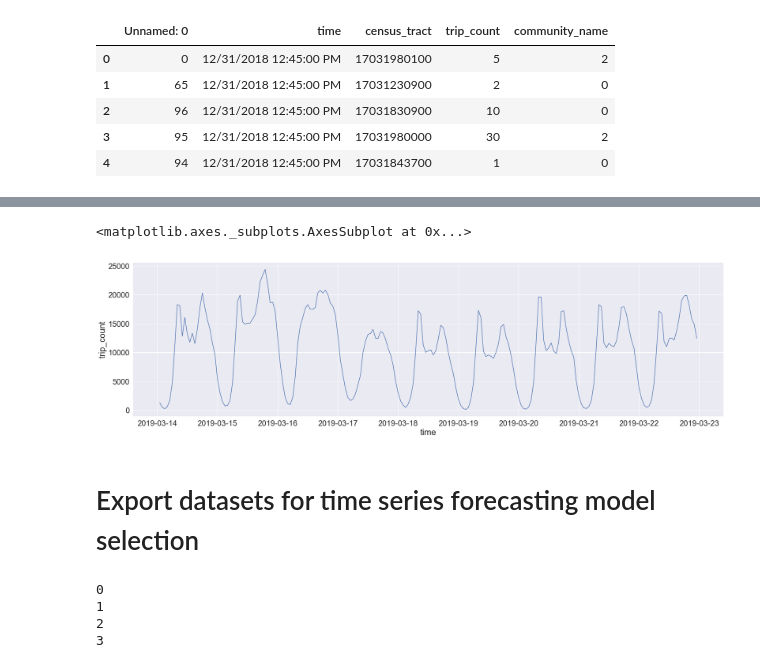
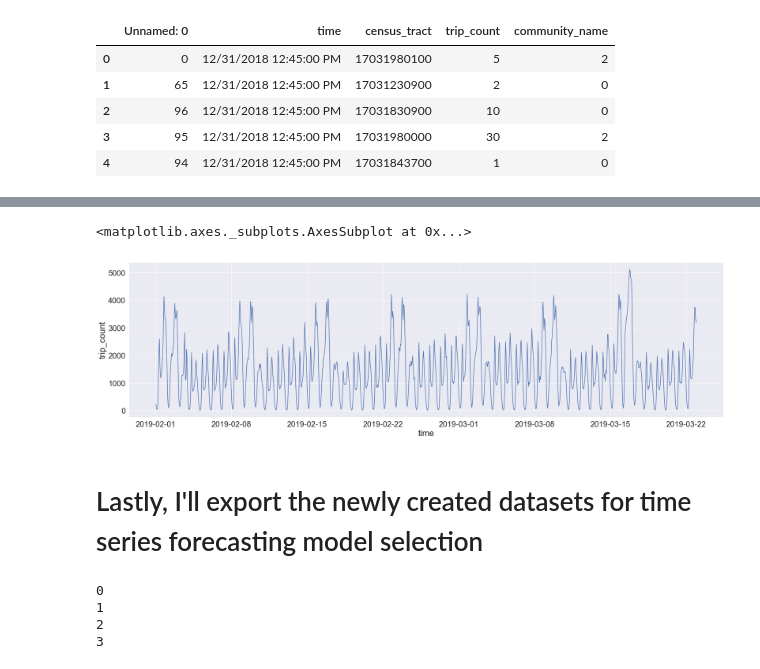
Before and after one commit to brhirsch/statistical_analysis_of_chicago_rideshare_volume, a Jupyter notebook: Trips Network Analysis V1.ipynb, the cells around one changed output, grey strips where cells are left out. Drawn from its saved outputs; the diff is of its cells as text; code cells hidden in the pictures.

Commit message:
Completed model selection. Added markdown notes in each notebook.

```diff
--- a/Trips Network Analysis V1.ipynb
+++ b/Trips Network Analysis V1.ipynb
@@ -193,38 +197,38 @@ df_community_3=df_trips_communities[df_trips_communities['community_name']=='3']
 
 #Function to group each dataframe by community and hour
 def group_community(community):
 
     community=pd.DataFrame(community.groupby(['community_name','time'])['trip_count'].sum())
 
     community.reset_index(inplace=True)
 
     community['time']=pd.to_datetime(community['time'],infer_datetime_format=True)
 
     return community
 
 
 
 df_community_0=group_community(df_community_0)
 
 df_community_1=group_community(df_community_1)
 
 df_community_2=group_community(df_community_2)
 
 df_community_3=group_community(df_community_3)
 
 
 #Plot a few days from community 0
-mask=(df_community_2['time']> '2019-03-14 00') & (df_community_2['time']< '2019-03-23 00')
+mask=(df_community_1['time']> '2019-02-01 00') & (df_community_1['time']< '2019-03-23 00')
 
-df_pickup_community2_0=df_community_2[mask]
+df_pickup_community2_0=df_community_1[mask]
 
 
 sns.lineplot(x='time',y='trip_count',data=df_pickup_community2_0)
 # %% [output]
 <matplotlib.axes._subplots.AxesSubplot at 0x...>
-[figure, old version]
+[figure, new version]
 # %% [markdown]
-# Export datasets for time series forecasting model selection
+# Lastly, I'll export the newly created datasets for time series forecasting model selection
 # %%
 #Fix community 3 which is missing some hours
 
```
Also changed, not shown: parts of 7 cells of this notebook, 3 other files.
